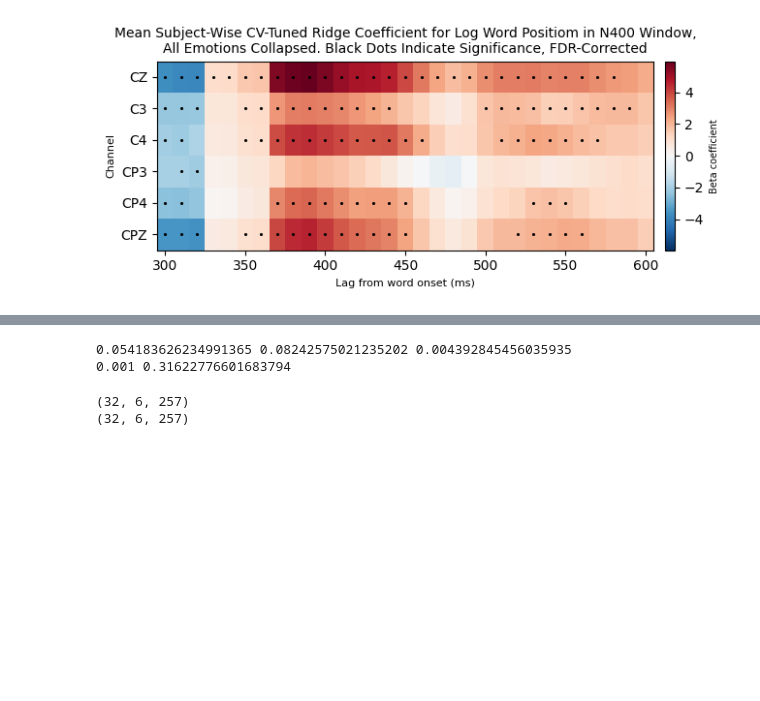
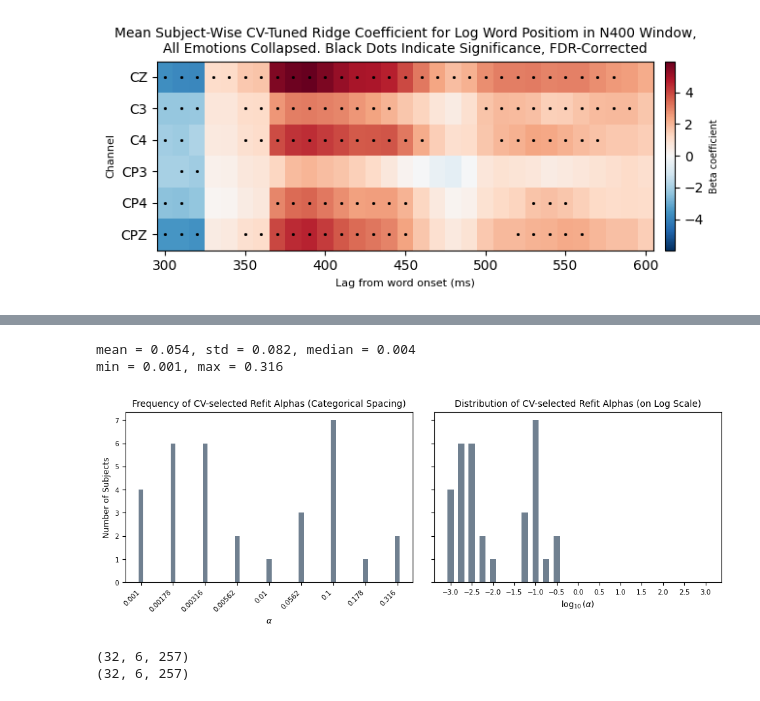
Before and after one commit to amandalin047/Updating_rERP_2023, a Jupyter notebook: deconvolution/deconv_v4.ipynb, the cells around one changed output, grey strips where cells are left out. Drawn from its saved outputs; the diff is of its cells as text; code cells hidden in the pictures; blank space fills up the shorter version.

```diff
--- a/deconvolution/deconv_v4.ipynb
+++ b/deconvolution/deconv_v4.ipynb
@@ -469,10 +494,41 @@ Per-subject refit alpha (best alpha scaled by trial count):
 # %%
 subj_refit_alphas = np.array(subj_refit_alphas)
-print(np.mean(subj_refit_alphas), np.std(subj_refit_alphas), np.median(subj_refit_alphas))
-print(np.min(subj_refit_alphas), np.max(subj_refit_alphas))
+print(f"mean = {round(np.mean(subj_refit_alphas), 3)}, std = {round(np.std(subj_refit_alphas), 3)}, median = {round(np.median(subj_refit_alphas), 3)}")
+print(f"min = {round(np.min(subj_refit_alphas), 3)}, max = {round(np.max(subj_refit_alphas), 3)}")
+
+alpha_counts = pd.Series(subj_refit_alphas).value_counts().reindex(alpha_range, fill_value=0).sort_index()
+alpha_counts_non_zero = alpha_counts[alpha_counts > 0]
+
+fig, axes = plt.subplots(1, 2, figsize=(10, 4), sharey=True, sharex=False)
+axes[0].bar(np.arange(len(alpha_counts_non_zero)),
+            alpha_counts_non_zero.values,
+            color="slategrey",
+            width=0.15)
+axes[1].bar(np.log10(alpha_counts.index),
+            alpha_counts.values,
+            color="slategrey",
+            width=0.15)
+axes[0].set_xlabel(r"$\alpha$", fontsize=9.0)
+axes[1].set_xlabel(r"$\log_{10}(\alpha)$", fontsize=9.0)
+for ax in axes:
+    ax.tick_params(axis="both", which="major", labelsize=7.5)
+
+axes[0].set_ylabel("Number of Subjects", fontsize=9.0)
+axes[0].set_title("Frequency of CV-selected Refit Alphas (Categorical Spacing)", fontsize=10.0)
+axes[1].set_title("Distribution of CV-selected Refit Alphas (on Log Scale)", fontsize=10.0)
+
+axes[0].set_xticks(np.arange(len(alpha_counts_non_zero)))
+axes[0].set_xticklabels([f"{alpha:.3g}" for alpha in alpha_counts_non_zero.index],
+                        rotation=45, ha="right")
+
+axes[1].set_xticks(np.arange(-3, 3.1, 0.5))
+axes[1].yaxis.set_major_locator(MaxNLocator(integer=True))
+
+fig.tight_layout(pad=2)
 # %% [output]
-0.054183626234991365 0.08242575021235202 0.004392845456035935
-0.001 0.31622776601683794
+mean = 0.054, std = 0.082, median = 0.004
+min = 0.001, max = 0.316
+[figure, added]
 # %%
 def plot_waveforms(reconstruct: np.ndarray,
                    real_data: np.ndarray,
```
Also changed, not shown: parts of 4 cells of this notebook.
